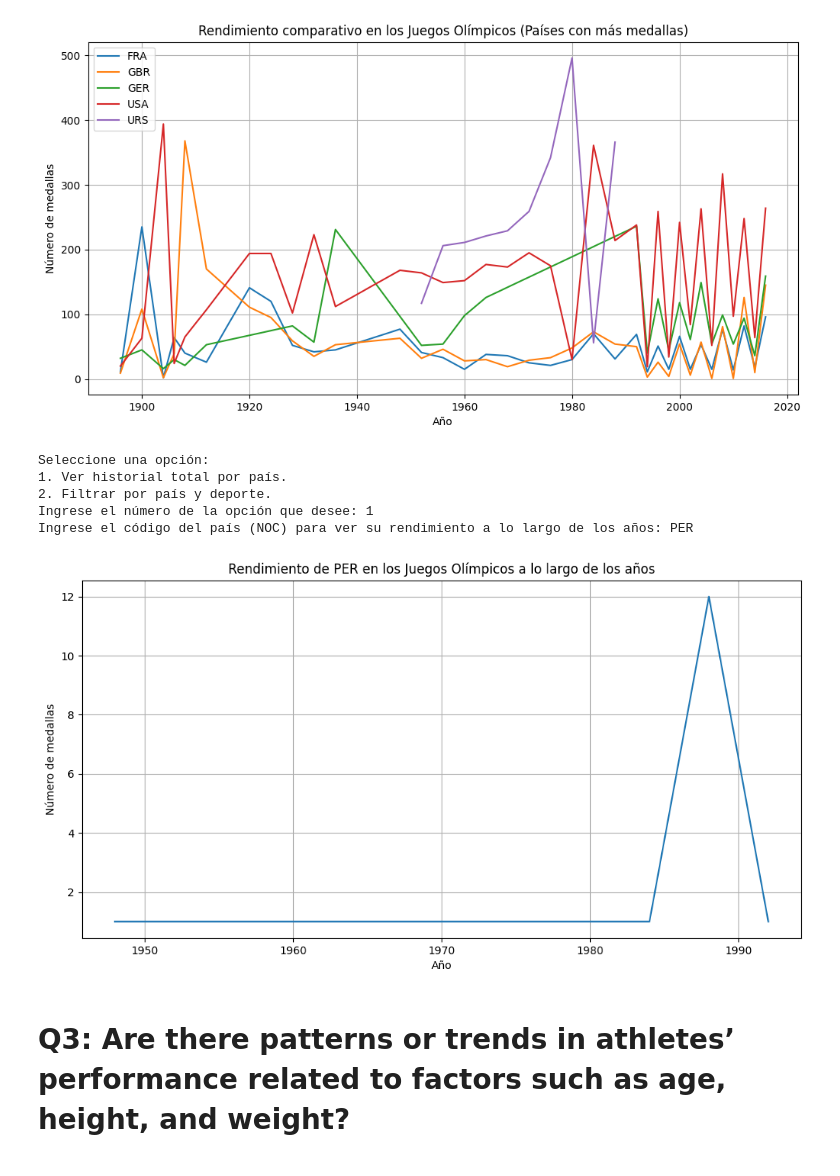
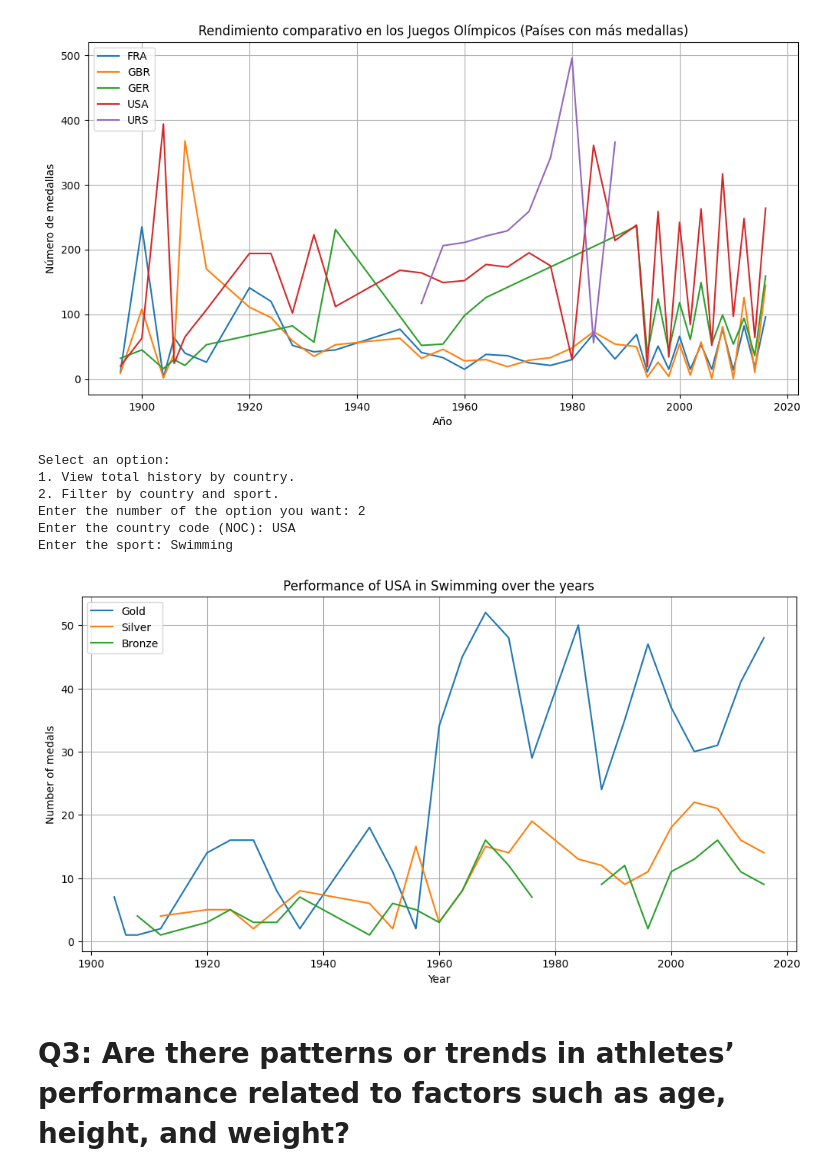
Before and after one commit to DiegoMerinoMas/Capstone-Project, a Jupyter notebook: DataAnalysis.ipynb, the cells around one changed output. Cells and saved outputs as stored; diff of their text form; code cells hidden in the pictures.

```diff
--- a/DataAnalysis.ipynb
+++ b/DataAnalysis.ipynb
@@ -185,72 +156,73 @@ plt.show()
 [figure]
 [figure]
 # %%
-# Menú principal
-print("Seleccione una opción:")
-print("1. Ver historial total por país.")
-print("2. Filtrar por país y deporte.")
-option = input("Ingrese el número de la opción que desee: ")
+# Main menu
+print("Select an option:")
+print("1. View total history by country.")
+print("2. Filter by country and sport.")
+option = input("Enter the number of the option you want: ")
 
 if option == '1':
-    # Opción de buscar el rendimiento a lo largo de los años de un país
-    country_input = input("Ingrese el código del país (NOC) para ver su rendimiento a lo largo de los años: ")
+    # Option to view performance over the years of a country
+    country_input = input("Enter the country code (NOC) to view its performance over the years: ")
     if country_input in medal_recount['NOC'].unique():
         country_data = medal_recount[medal_recount['NOC'] == country_input]
         if not country_data.empty:
             plt.figure(figsize=(12, 6))
             plt.plot(country_data['Year'], country_data['Medal_Count'])
-            plt.title(f'Rendimiento de {country_input} en los Juegos Olímpicos a lo largo de los años')
-            plt.xlabel('Año')
-            plt.ylabel('Número de medallas')
+            plt.title(f'Performance of {country_input} in the Olympic Games over the years')
+            plt.xlabel('Year')
+            plt.ylabel('Number of medals')
             plt.grid(True)
             plt.show()
         else:
-            print("No hay datos de medallas para este país en la base de datos.")
+            print("There are no medal data for this country in the database.")
     else:
-        print("El país ingresado no se encuentra en la base de datos.")
+        print("The entered country is not in the database.")
 
 elif option == '2':
-    # Opción de filtrar por país y deporte
-    country_input = input("Ingrese el código del país (NOC): ")
-    sport_input = input("Ingrese el deporte: ")
+    # Option to filter by country and sport
+    country_input = input("Enter the country code (NOC): ")
+    sport_input = input("Enter the sport: ")
     if country_input in medal_recount['NOC'].unique() and sport_input in data['Sport'].unique():
         country_sport_data = data[(data['NOC'] == country_input) & (data['Sport'] == sport_input)]
         if not country_sport_data.empty:
-            # Revisamos si hay medallas antes de trazar el gráfico
+            # Check for medals before plotting the graph
             if 'Year' in country_sport_data.columns:
                 gold_data = country_sport_data[country_sport_data['Medal'] == 'Gold'].groupby('Year')['ID'].count()
                 silver_data = country_sport_data[country_sport_data['Medal'] == 'Silver'].groupby('Year')['ID'].count()
                 bronze_data = country_sport_data[country_sport_data['Medal'] == 'Bronze'].groupby('Year')['ID'].count()
 
-                # Combinamos las series de datos en un DataFrame
+                # Combine data series into a DataFrame
                 medal_count_country_sport = pd.DataFrame({'Gold': gold_data, 'Silver': silver_data, 'Bronze': bronze_data}).reset_index()
 
                 plt.figure(figsize=(12, 6))
                 plt.plot(medal_count_country_sport['Year'], medal_count_country_sport['Gold'], label='Gold')
                 plt.plot(medal_count_country_sport['Year'], medal_count_country_sport['Silver'], label='Silver')
                 plt.plot(medal_count_country_sport['Year'], medal_count_country_sport['Bronze'], label='Bronze')
-                plt.title(f'Rendimiento de {country_input} en {sport_input} a lo largo de los años')
-                plt.xlabel('Año')
-                plt.ylabel('Número de medallas')
+                plt.title(f'Performance of {country_input} in {sport_input} over the years')
+                plt.xlabel('Year')
+                plt.ylabel('Number of medals')
                 plt.legend(loc='upper left')
                 plt.grid(True)
                 plt.show()
             else:
-                print("No hay datos de medallas para este país y deporte en la base de datos.")
+                print("There are no medal data for this country and sport in the database.")
         else:
-            print("No hay datos de medallas para este país y deporte en la base de datos.")
+            print("There are no medal data for this country and sport in the database.")
     else:
-        print("Los datos ingresados no se encuentran en la base de datos.")
+        print("The entered data is not in the database.")
 
 else:
-    print("Opción no válida.")
+    print("Invalid option.")
 # %% [output]
-Seleccione una opción:
-1. Ver historial total por país.
-2. Filtrar por país y deporte.
-Ingrese el número de la opción que desee: 1
-Ingrese el código del país (NOC) para ver su rendimiento a lo largo de los años: PER
+Select an option:
+1. View total history by country.
+2. Filter by country and sport.
+Enter the number of the option you want: 2
+Enter the country code (NOC): USA
+Enter the sport: Swimming
-[figure, old version]
+[figure, new version]
 # %% [markdown]
 # Q3: Are there patterns or trends in athletes’ performance related to factors such as age, height, and weight?
 # %%
```
Also changed, not shown: parts of 13 cells of this notebook.
